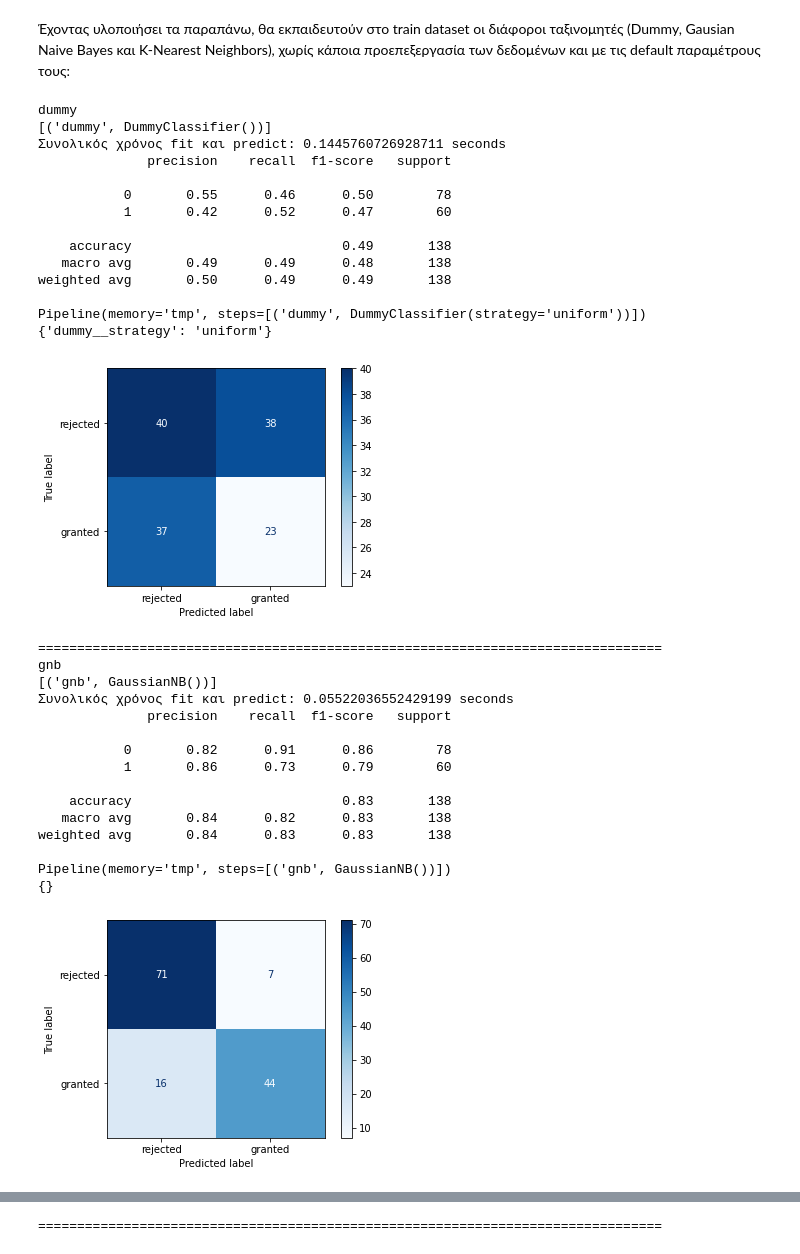
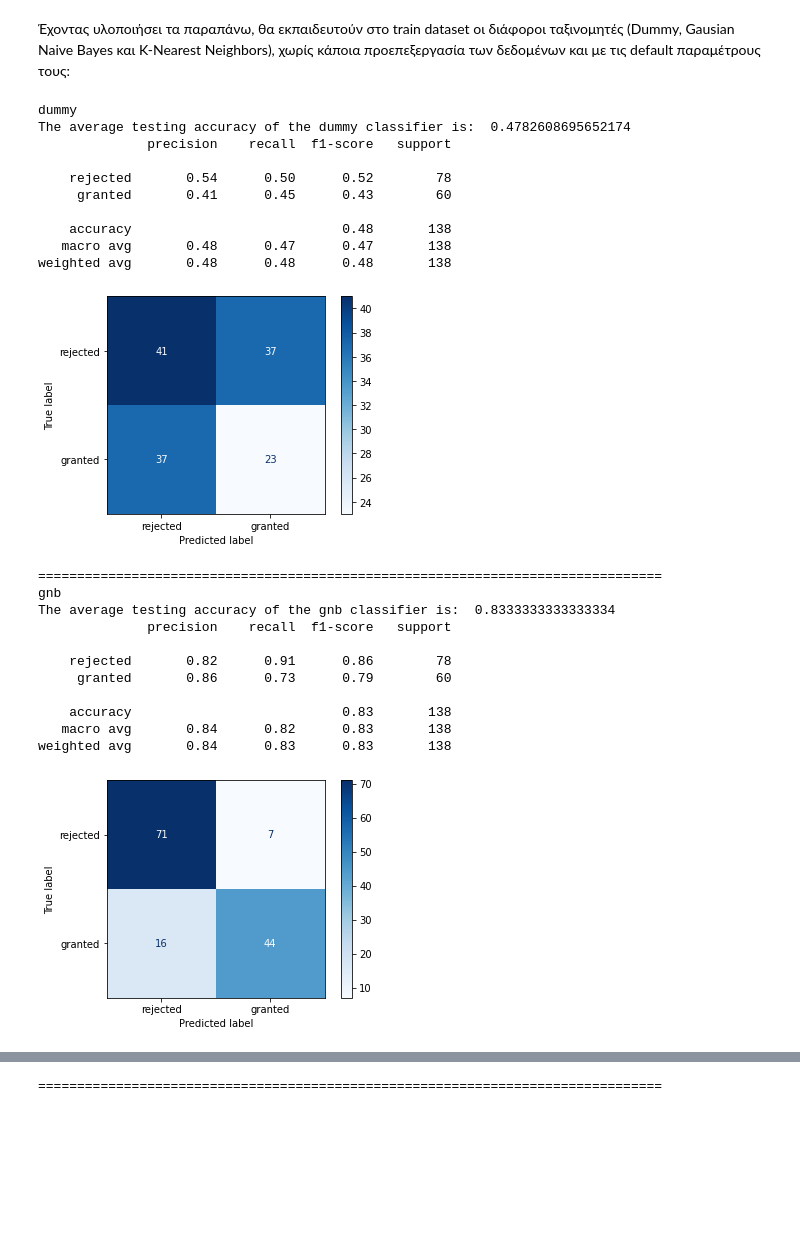
Before and after one commit to jkalogero/Neural-Networks, a Jupyter notebook: Lab_1/Lab_1.ipynb, the cells around one changed output, grey strips where cells are left out. Cells and saved outputs as stored; diff of their text form; code cells hidden in the pictures; blank space fills up the shorter version.

Commit message:
Change runEstimators to include no vc use.

```diff
--- a/Lab_1/Lab_1.ipynb
+++ b/Lab_1/Lab_1.ipynb
@@ -516,7 +509,7 @@ from sklearn import preprocessing
 from sklearn.naive_bayes import GaussianNB
 
 from sklearn.metrics import plot_confusion_matrix
-
+from sklearn.metrics import accuracy_score
 
 
 selector = VarianceThreshold()
@@ -589,7 +582,7 @@ def getEstDict(steps):
     return dict
 
 
-def runEstimators(my_transformers = transformers.keys()):
+def runEstimators(my_transformers = transformers.keys(), cv=10):
     for sequence in get_transformers(my_transformers):
         # add trasformers
         steps = []  #initialize
@@ -601,19 +594,23 @@ def runEstimators(my_transformers = transformers.keys()):
             steps.append((classifier, classifiers[classifier])) #add new classifier
             # create Pipe
             pipe = Pipeline(steps=steps, memory = 'tmp')
-            estimator_dict = getEstDict(steps)
-            # create Estimator
-            estimator = GridSearchCV(pipe, estimator_dict, cv=10, scoring='f1_macro', n_jobs=-1)
-            start_time = time.time()
-            # fir estimator
-            estimator.fit(final_train, train_labels)
+            if cv:
+                # create Estimator
+                estimator_dict = getEstDict(steps)
+                estimator = GridSearchCV(pipe, estimator_dict, cv=2, scoring='f1_macro', n_jobs=-1)
+                # fir estimator
+                estimator.fit(final_train, train_labels)
+            else:
+                estimator = pipe.fit(final_train, train_labels)
+
+            # start_time = time.time()
             # test on test data
             preds = estimator.predict(final_test)
-            print(steps)
-            print("Συνολικός χρόνος fit και predict: %s seconds" % (time.time() - start_time))
-            print(classification_report(test_labels, preds))
-            print(estimator.best_estimator_)
-            print(estimator.best_params_)
+            # print("Total time fit and predict: %s seconds" % (time.time() - start_time))
+            print("The average testing accuracy of the "+ classifier +" classifier is: ", accuracy_score(test_labels, preds))
+            print(classification_report(test_labels, preds, target_names=["rejected", "granted"]))
+            # print(estimator.best_estimator_)
+            # print(estimator.best_params_)
             disp1 = plot_confusion_matrix(estimator, final_test, test_labels,
                                  display_labels=["rejected", "granted"],
                                  cmap=plt.cm.Blues)
@@ -631,38 +632,30 @@ print(estimator.best_params_)
 # %% [markdown]
 Έχοντας υλοποιήσει τα παραπάνω, θα εκπαιδευτούν στο train dataset οι διάφοροι ταξινομητές (Dummy, Gausian Naive Bayes και K-Nearest Neighbors), χωρίς κάποια προεπεξεργασία των δεδομένων και με τις default παραμέτρους τους:
 # %%
-runEstimators({})
+runEstimators({}, cv=None)
 # %% [output]
 dummy
-[('dummy', DummyClassifier())]
-Συνολικός χρόνος fit και predict: 0.1445760726928711 seconds
+The average testing accuracy of the dummy classifier is:  0.4782608695652174
               precision    recall  f1-score   support
 
-           0       0.55      0.46      0.50        78
-           1       0.42      0.52      0.47        60
+    rejected       0.54      0.50      0.52        78
+     granted       0.41      0.45      0.43        60
 
-    accuracy                           0.49       138
-   macro avg       0.49      0.49      0.48       138
-weighted avg       0.50      0.49      0.49       138
-
-Pipeline(memory='tmp', steps=[('dummy', DummyClassifier(strategy='uniform'))])
-{'dummy__strategy': 'uniform'}
+    accuracy                           0.48       138
+   macro avg       0.48      0.47      0.47       138
+weighted avg       0.48      0.48      0.48       138
-[figure, old version]
+[figure, new version]
 ================================================================================
 gnb
-[('gnb', GaussianNB())]
-Συνολικός χρόνος fit και predict: 0.05522036552429199 seconds
+The average testing accuracy of the gnb classifier is:  0.8333333333333334
               precision    recall  f1-score   support
 
-           0       0.82      0.91      0.86        78
-           1       0.86      0.73      0.79        60
+    rejected       0.82      0.91      0.86        78
+     granted       0.86      0.73      0.79        60
 
     accuracy                           0.83       138
    macro avg       0.84      0.82      0.83       138
 weighted avg       0.84      0.83      0.83       138
-
-Pipeline(memory='tmp', steps=[('gnb', GaussianNB())])
-{}
 [figure]
 ================================================================================
 kNN
```
Also changed, not shown: parts of 6 cells of this notebook.
